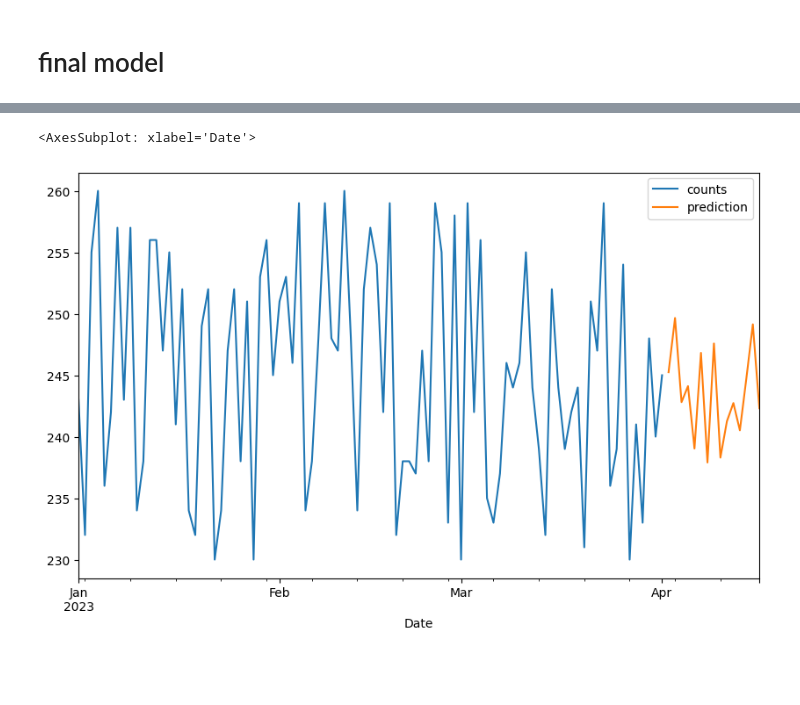
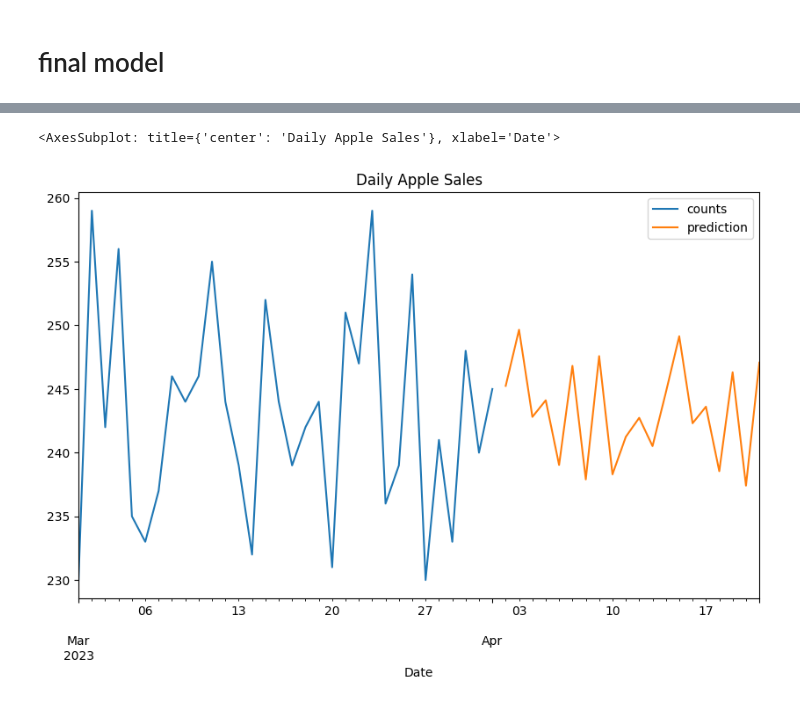
Before and after one commit to Pavlovj/bootcamp, a Jupyter notebook: Supermarketdata.ipynb, the cells around one changed output, grey strips where cells are left out. Drawn from its saved outputs; the diff is of its cells as text; code cells hidden in the pictures; blank space fills up the shorter version.

Commit message:
finalized prediction Graph

```diff
--- a/Supermarketdata.ipynb
+++ b/Supermarketdata.ipynb
@@ -375,7 +375,7 @@ test_pred.plot(legend = True, label= 'predicted_test')
 # %%
 final_model = ExponentialSmoothing(apple_sales_pred["Sales"], trend='mul', seasonal ='mul', seasonal_periods = 12).fit()
 # %%
-pred = final_model.forecast(15)
+pred = final_model.forecast(20)
 # %%
 type(pred)
 pred
@@ -419,6 +436,8 @@ pred_df
+# %%
+apple_sales_subset = apple_sales_pred[apple_sales_pred.index >= '2023-03-01']
 # %%
-apple_sales_pred['Sales'].plot(legend = True, label= 'counts', figsize=(10,6))
+apple_sales_subset['Sales'].plot(legend = True, title="Daily Apple Sales", label= 'counts', figsize=(10,6))
 pred.plot(legend=True, label='prediction')
 # %% [output]
-<AxesSubplot: xlabel='Date'>
+<AxesSubplot: title={'center': 'Daily Apple Sales'}, xlabel='Date'>
-[figure, old version]
+[figure, new version]
```
Also changed, not shown: parts of 3 cells of this notebook.
